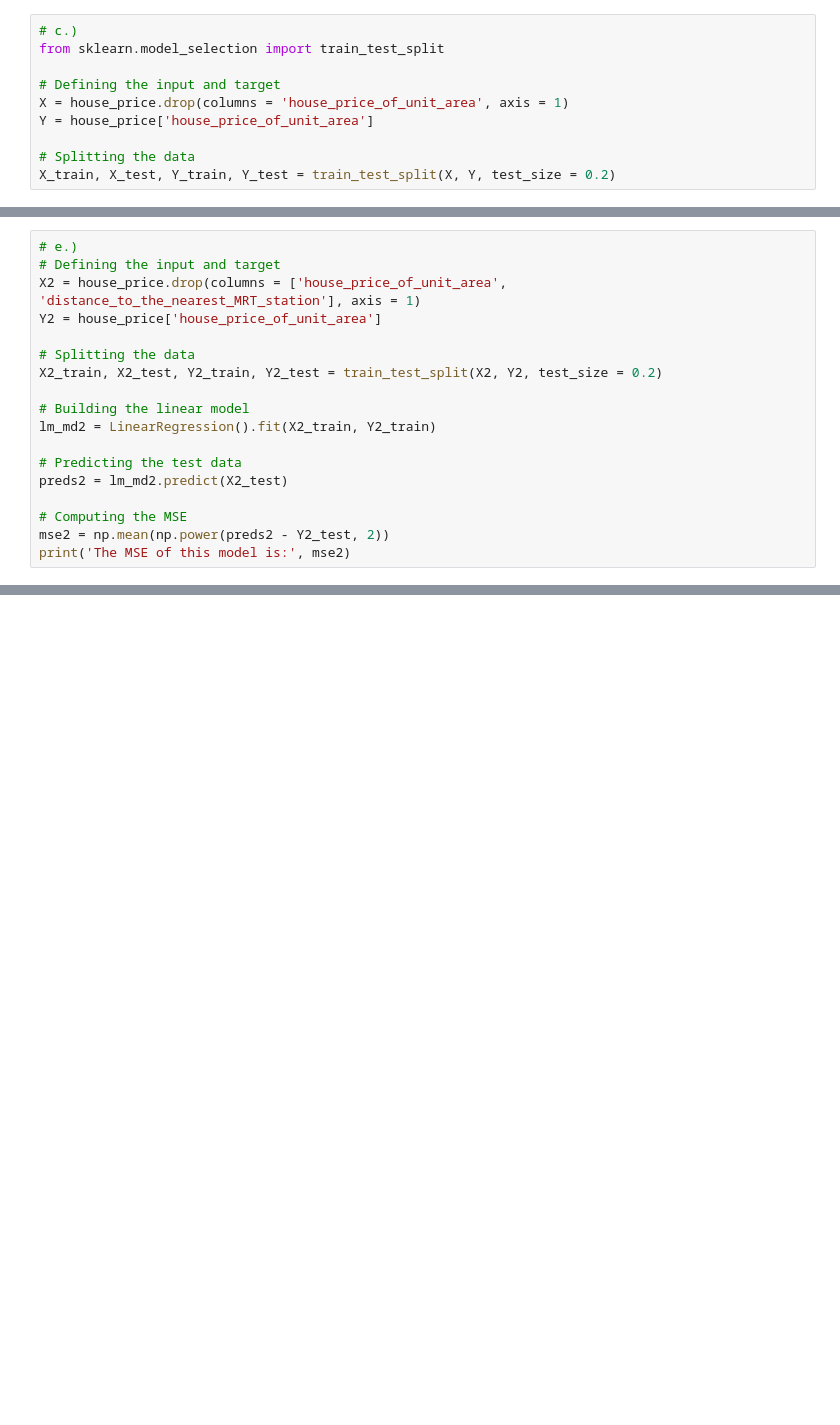
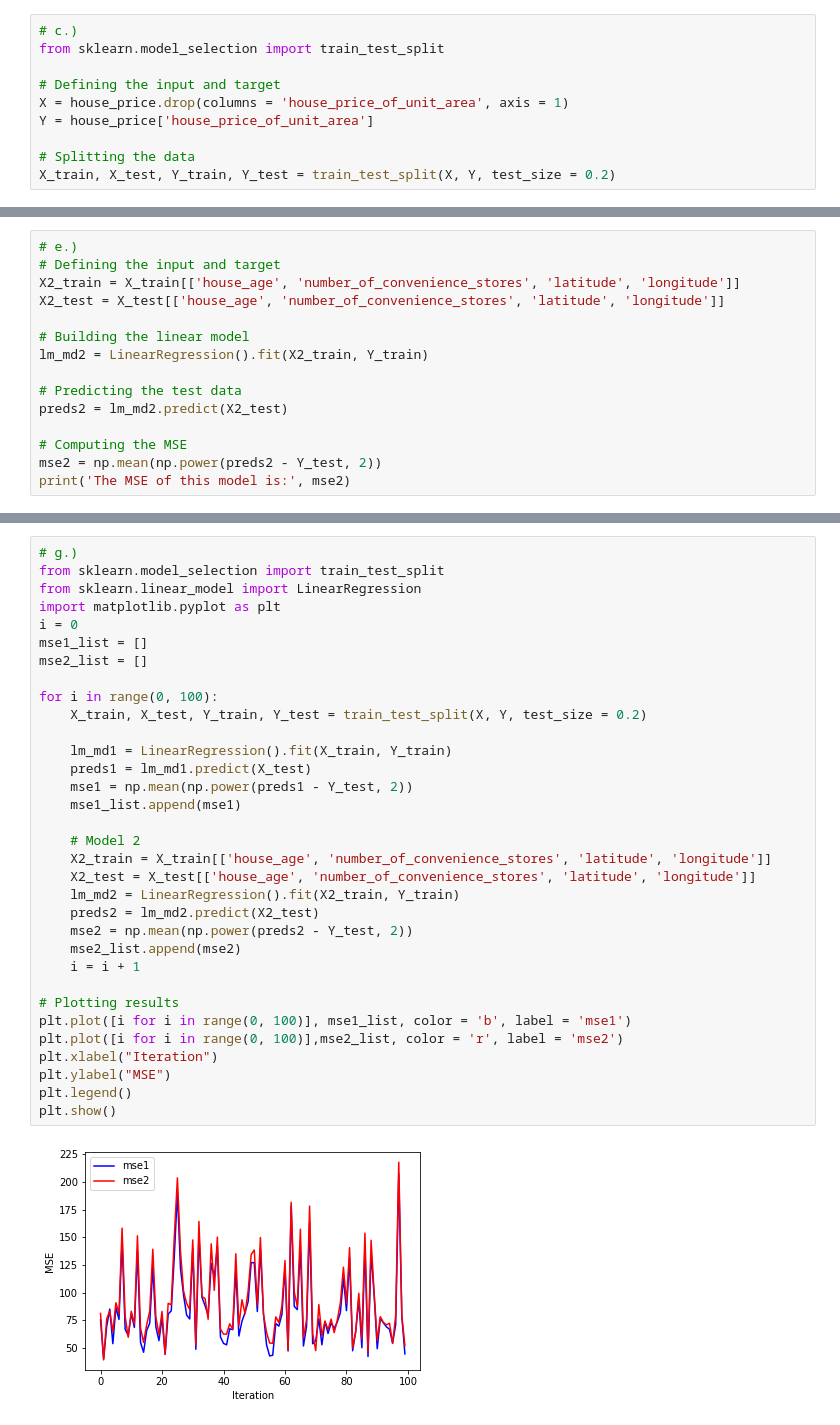
Before and after one commit to tim-lincoln1/DATA-445, a Jupyter notebook: Homework/Hwk1/Hwk1_DATA445.ipynb, the cells around one changed output, grey strips where cells are left out. Cells and saved outputs as stored; diff of their text form; blank space fills up the shorter version.

```diff
--- a/Homework/Hwk1/Hwk1_DATA445.ipynb
+++ b/Homework/Hwk1/Hwk1_DATA445.ipynb
@@ -81,19 +81,16 @@ The MSE of this model is: 51.68558361953674
 # %%
 # e.)
 # Defining the input and target
-X2 = house_price.drop(columns = ['house_price_of_unit_area', 'distance_to_the_nearest_MRT_station'], axis = 1)
-Y2 = house_price['house_price_of_unit_area']
-
-# Splitting the data
-X2_train, X2_test, Y2_train, Y2_test = train_test_split(X2, Y2, test_size = 0.2)
+X2_train = X_train[['house_age', 'number_of_convenience_stores', 'latitude', 'longitude']]
+X2_test = X_test[['house_age', 'number_of_convenience_stores', 'latitude', 'longitude']]
 
 # Building the linear model
-lm_md2 = LinearRegression().fit(X2_train, Y2_train)
+lm_md2 = LinearRegression().fit(X2_train, Y_train)
 
 # Predicting the test data
 preds2 = lm_md2.predict(X2_test)
 
 # Computing the MSE
-mse2 = np.mean(np.power(preds2 - Y2_test, 2))
+mse2 = np.mean(np.power(preds2 - Y_test, 2))
 print('The MSE of this model is:', mse2)
 # %% [output]
@@ -106,0 +102,35 @@ The MSE of this model is: 65.44907687373689
+# %%
+# g.)
+from sklearn.model_selection import train_test_split
+from sklearn.linear_model import LinearRegression
+import matplotlib.pyplot as plt
+i = 0
+mse1_list = []
+mse2_list = []
+
+for i in range(0, 100):
+    X_train, X_test, Y_train, Y_test = train_test_split(X, Y, test_size = 0.2)
+
+    lm_md1 = LinearRegression().fit(X_train, Y_train)
+    preds1 = lm_md1.predict(X_test)
+    mse1 = np.mean(np.power(preds1 - Y_test, 2))
+    mse1_list.append(mse1)
+
+    # Model 2
+    X2_train = X_train[['house_age', 'number_of_convenience_stores', 'latitude', 'longitude']]
+    X2_test = X_test[['house_age', 'number_of_convenience_stores', 'latitude', 'longitude']]
+    lm_md2 = LinearRegression().fit(X2_train, Y_train)
+    preds2 = lm_md2.predict(X2_test)
+    mse2 = np.mean(np.power(preds2 - Y_test, 2))
+    mse2_list.append(mse2)
+    i = i + 1
+
+# Plotting results
+plt.plot([i for i in range(0, 100)], mse1_list, color = 'b', label = 'mse1')
+plt.plot([i for i in range(0, 100)],mse2_list, color = 'r', label = 'mse2')
+plt.xlabel("Iteration")
+plt.ylabel("MSE")
+plt.legend()
+plt.show()
+# %% [output]
+[figure, added]
```
Also changed, not shown: parts of 6 cells of this notebook.
